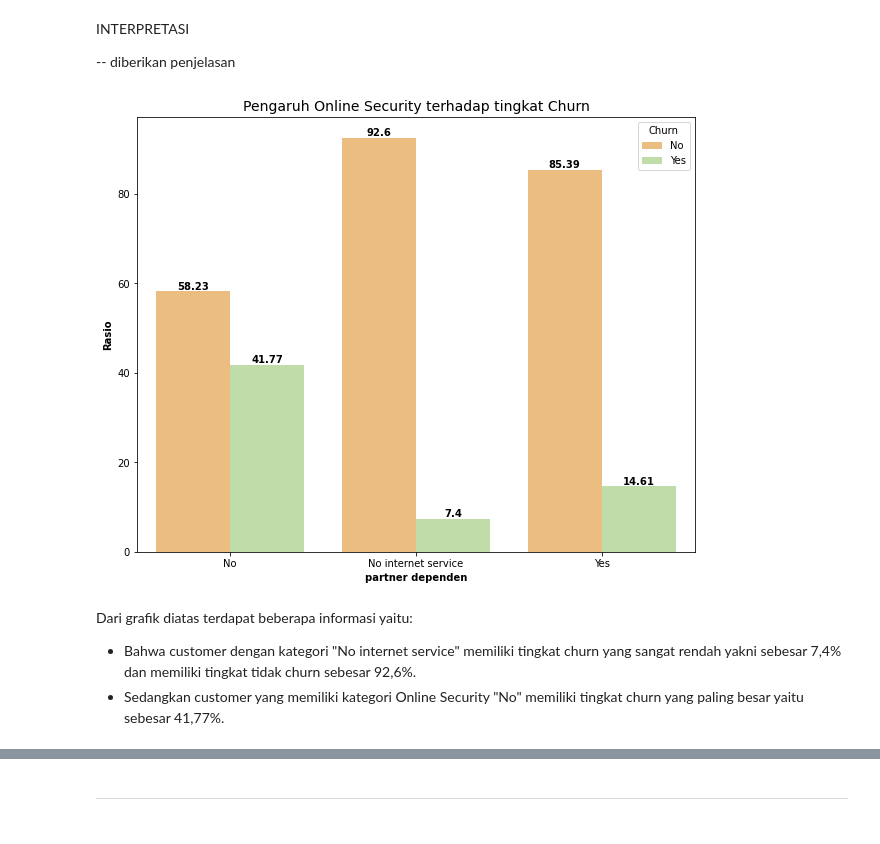
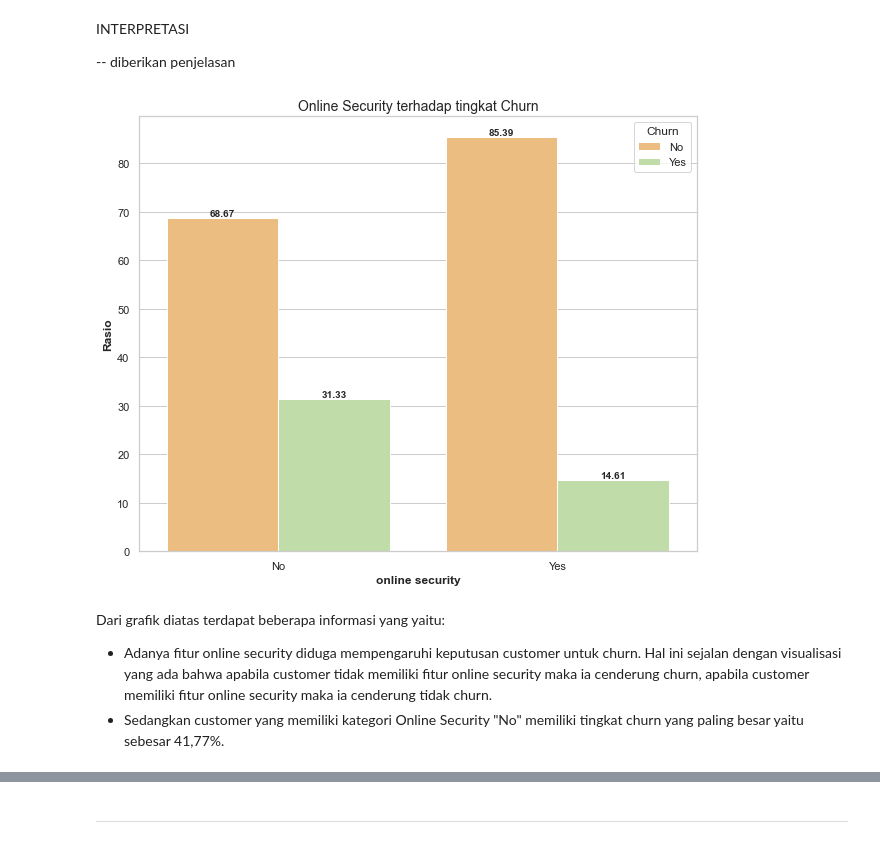
Before and after one commit to Arsyadana/Churn-Prediction-Analis, a Jupyter notebook: Churn.ipynb, the cells around one changed output, grey strips where cells are left out. Cells and saved outputs as stored; diff of their text form; code cells hidden in the pictures.

```diff
--- a/Churn.ipynb
+++ b/Churn.ipynb
@@ -67,0 +111,4 @@ std. deviasi pada kolom tenure adalah sebesar 24,5 mengartikan bahwa ukuran seba
+# %%
+plt.figure(figsize = (8,5))
+sns.set(style = 'whitegrid')
+sns.countplot(df.gender, hue = df.Churn)
@@ -86,24 +172,25 @@ INTERPRETASI
 -- diberikan penjelasan
 # %%
 #Variabel online security apakah mempengaruhi churn atau tidaknya customer
+df['OnlineSecurity'] = df['OnlineSecurity'].replace('No internet service', 'No')
 online_sec=df.groupby(['OnlineSecurity','Churn']).agg({'customerID':'nunique'}).reset_index()
 group_os=df.groupby('OnlineSecurity').agg({'customerID':'nunique'}).reset_index()
 merge_on_group=online_sec.merge(group_os, on='OnlineSecurity')
 merge_on_group['ratio']=merge_on_group['customerID_x']/merge_on_group['customerID_y']*100
 merge_on_group['ratio']=round(merge_on_group['ratio'],2)
 
 
 plt.figure(figsize=(10,8))
 ax=sns.barplot(x='OnlineSecurity', y='ratio', hue='Churn', data=merge_on_group, palette='Spectral')
 for j in ax.containers:
     ax.bar_label(j, fontsize=10, fontweight='bold')
-plt.title('Pengaruh Online Security terhadap tingkat Churn',fontsize=14)
-plt.xlabel('partner dependen',fontweight='bold')
+plt.title('Online Security terhadap tingkat Churn',fontsize=14)
+plt.xlabel('online security',fontweight='bold')
 plt.ylabel('Rasio', fontweight='bold');
 # %% [output]
-[figure, old version]
+[figure, new version]
 # %% [markdown]
-Dari grafik diatas terdapat beberapa informasi yaitu:
-- Bahwa customer dengan kategori "No internet service" memiliki tingkat churn yang sangat rendah yakni sebesar 7,4% dan memiliki tingkat tidak churn sebesar 92,6%.
+Dari grafik diatas terdapat beberapa informasi yang yaitu:
+- Adanya fitur online security diduga mempengaruhi keputusan customer untuk churn. Hal ini sejalan dengan visualisasi yang ada bahwa apabila customer tidak memiliki fitur online security maka ia cenderung churn, apabila customer memiliki fitur online security maka ia cenderung tidak churn.
 - Sedangkan customer yang memiliki kategori Online Security "No" memiliki tingkat churn yang paling besar yaitu sebesar 41,77%.
 # %%
```
Also changed, not shown: parts of 49 cells of this notebook.
